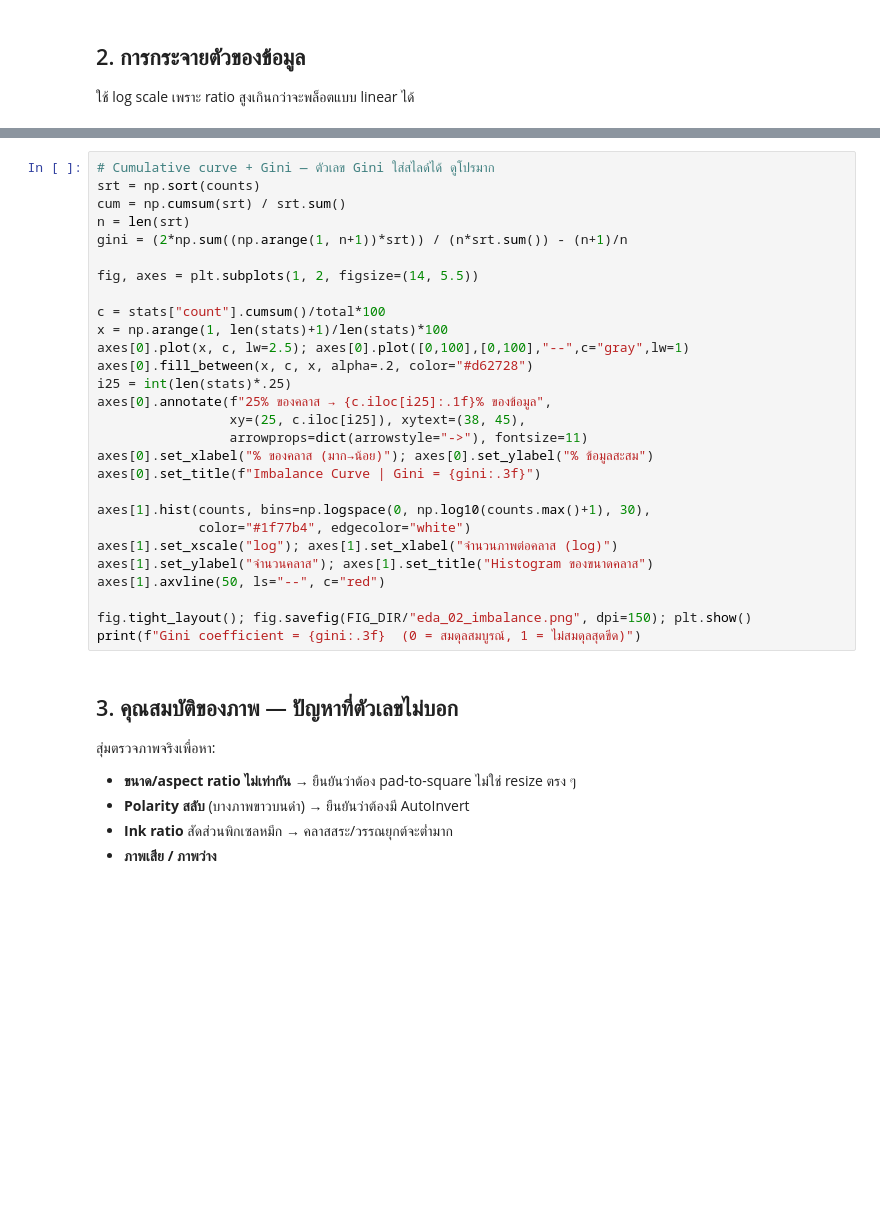
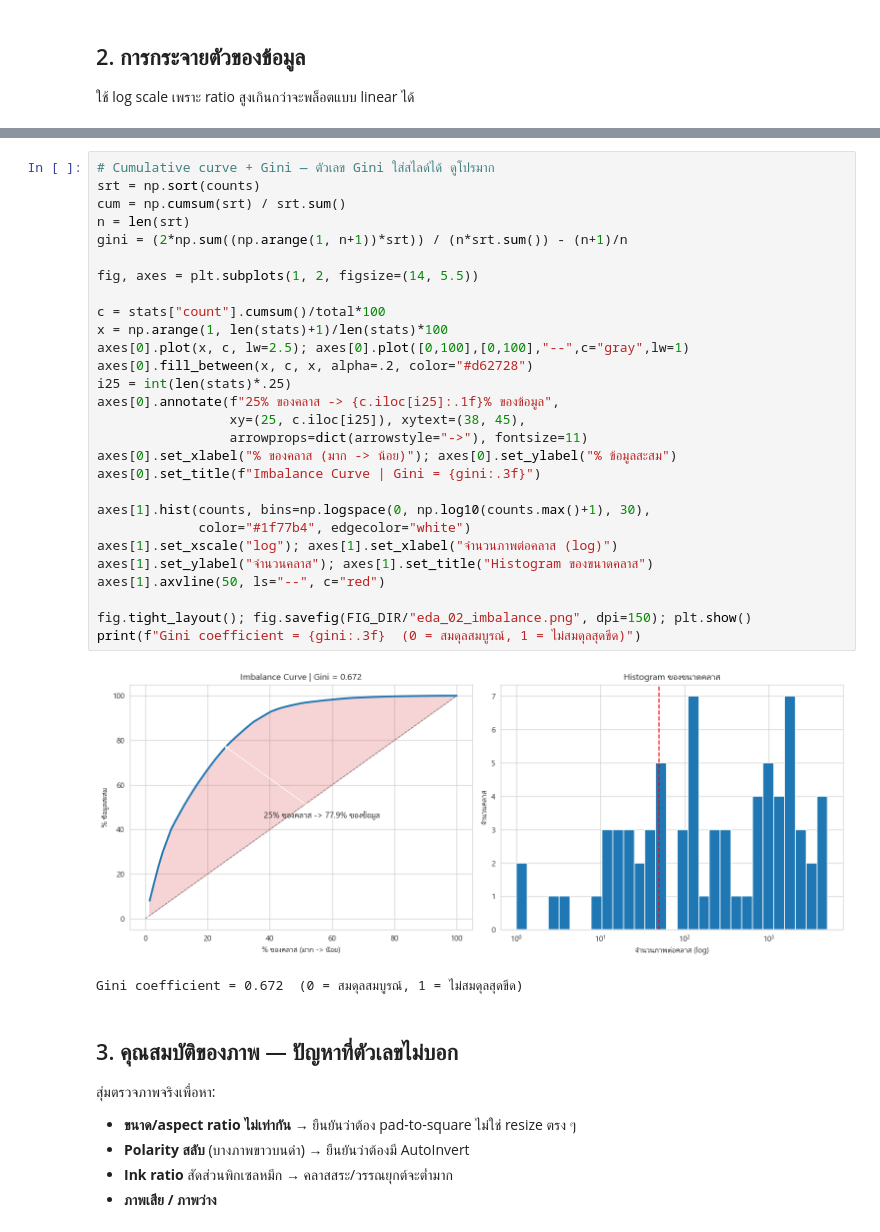
Before and after one commit to AungMoonLord/DL-in-Medical-Image-Project-1, a Jupyter notebook: Solution 1 (AUNG + BAM)/AUNG/thai-char-cnn/notebooks/01_eda.ipynb, the cells around one changed output, grey strips where cells are left out. Saved outputs shown, nothing was run; the diff lists cells and outputs as text; blank space fills up the shorter version.

```diff
--- a/Solution 1 (AUNG + BAM)/AUNG/thai-char-cnn/notebooks/01_eda.ipynb
+++ b/Solution 1 (AUNG + BAM)/AUNG/thai-char-cnn/notebooks/01_eda.ipynb
@@ -107,31 +140,34 @@ fig.tight_layout(); fig.savefig(FIG_DIR/"eda_01_distribution.png", dpi=150); plt
 # %%
 # Cumulative curve + Gini — ตัวเลข Gini ใส่สไลด์ได้ ดูโปรมาก
 srt = np.sort(counts)
 cum = np.cumsum(srt) / srt.sum()
 n = len(srt)
 gini = (2*np.sum((np.arange(1, n+1))*srt)) / (n*srt.sum()) - (n+1)/n
 
 fig, axes = plt.subplots(1, 2, figsize=(14, 5.5))
 
 c = stats["count"].cumsum()/total*100
 x = np.arange(1, len(stats)+1)/len(stats)*100
 axes[0].plot(x, c, lw=2.5); axes[0].plot([0,100],[0,100],"--",c="gray",lw=1)
 axes[0].fill_between(x, c, x, alpha=.2, color="#d62728")
 i25 = int(len(stats)*.25)
-axes[0].annotate(f"25% ของคลาส → {c.iloc[i25]:.1f}% ของข้อมูล",
+axes[0].annotate(f"25% ของคลาส -> {c.iloc[i25]:.1f}% ของข้อมูล",
                  xy=(25, c.iloc[i25]), xytext=(38, 45),
                  arrowprops=dict(arrowstyle="->"), fontsize=11)
-axes[0].set_xlabel("% ของคลาส (มาก→น้อย)"); axes[0].set_ylabel("% ข้อมูลสะสม")
+axes[0].set_xlabel("% ของคลาส (มาก -> น้อย)"); axes[0].set_ylabel("% ข้อมูลสะสม")
 axes[0].set_title(f"Imbalance Curve | Gini = {gini:.3f}")
 
 axes[1].hist(counts, bins=np.logspace(0, np.log10(counts.max()+1), 30),
              color="#1f77b4", edgecolor="white")
 axes[1].set_xscale("log"); axes[1].set_xlabel("จำนวนภาพต่อคลาส (log)")
 axes[1].set_ylabel("จำนวนคลาส"); axes[1].set_title("Histogram ของขนาดคลาส")
 axes[1].axvline(50, ls="--", c="red")
 
 fig.tight_layout(); fig.savefig(FIG_DIR/"eda_02_imbalance.png", dpi=150); plt.show()
 print(f"Gini coefficient = {gini:.3f}  (0 = สมดุลสมบูรณ์, 1 = ไม่สมดุลสุดขีด)")
+# %% [output]
+[figure, added]
+Gini coefficient = 0.672  (0 = สมดุลสมบูรณ์, 1 = ไม่สมดุลสุดขีด)
 # %% [markdown]
 ## 3. คุณสมบัติของภาพ — ปัญหาที่ตัวเลขไม่บอก
 สุ่มตรวจภาพจริงเพื่อหา:
```
Also changed, not shown: parts of 15 cells of this notebook.
